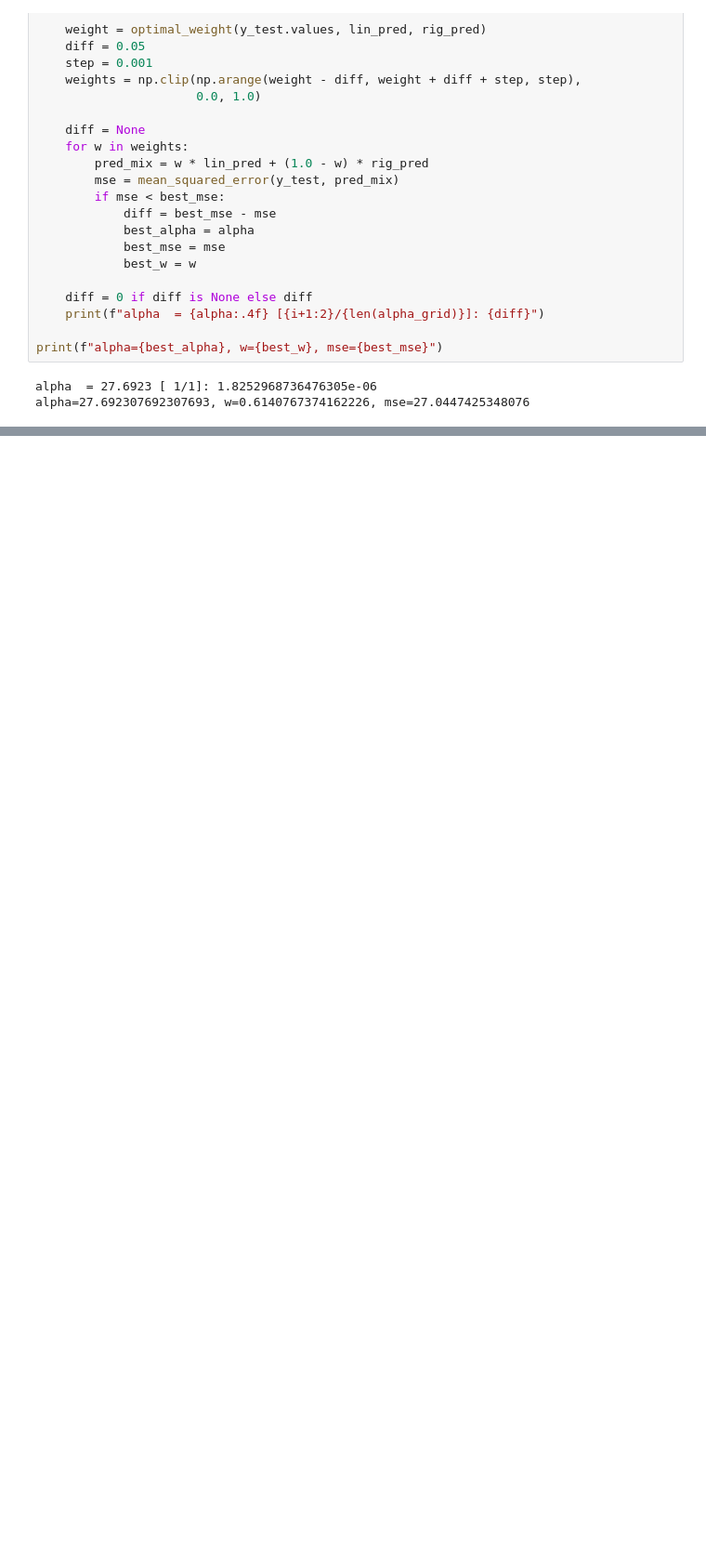
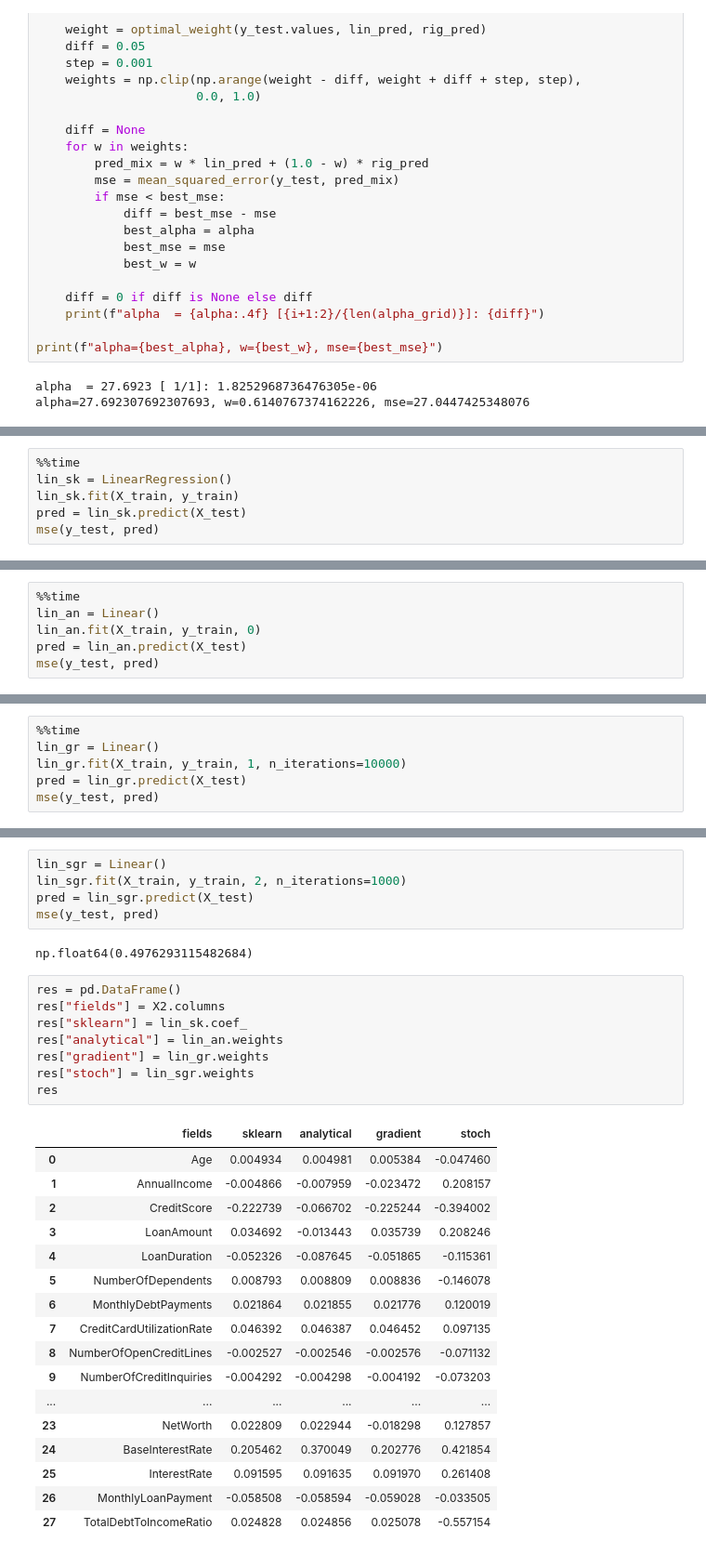
Before and after one commit to zggff/mai_ml, a Jupyter notebook: lab1.ipynb, the cells around one changed output, grey strips where cells are left out. Shown: that part at 93% size. Cells and saved outputs as stored; diff of their text form; blank space fills up the shorter version.

Commit message:
add custom linear regression

```diff
--- a/lab1.ipynb
+++ b/lab1.ipynb
@@ -344,0 +419,6 @@ sub.sort_values(by="RiskScore")
+# %%
+%%time
+lin_sk = LinearRegression()
+lin_sk.fit(X_train, y_train)
+pred = lin_sk.predict(X_test)
+mse(y_test, pred)
@@ -344,0 +429,6 @@ sub.sort_values(by="RiskScore")
+# %%
+%%time
+lin_an = Linear()
+lin_an.fit(X_train, y_train, 0)
+pred = lin_an.predict(X_test)
+mse(y_test, pred)
@@ -344,0 +439,6 @@ sub.sort_values(by="RiskScore")
+# %%
+%%time
+lin_gr = Linear()
+lin_gr.fit(X_train, y_train, 1, n_iterations=10000)
+pred = lin_gr.predict(X_test)
+mse(y_test, pred)
@@ -344,0 +449,33 @@ sub.sort_values(by="RiskScore")
+# %%
+lin_sgr = Linear()
+lin_sgr.fit(X_train, y_train, 2, n_iterations=1000)
+pred = lin_sgr.predict(X_test)
+mse(y_test, pred)
+# %% [output]
+np.float64(0.4976293115482684)
+# %%
+res = pd.DataFrame()
+res["fields"] = X2.columns
+res["sklearn"] = lin_sk.coef_
+res["analytical"] = lin_an.weights
+res["gradient"] = lin_gr.weights
+res["stoch"] = lin_sgr.weights
+res
+# %% [output]
+|  | fields | sklearn | analytical | gradient | stoch |
+| 0 | Age | 0.004934 | 0.004981 | 0.005384 | -0.047460 |
+| 1 | AnnualIncome | -0.004866 | -0.007959 | -0.023472 | 0.208157 |
+| 2 | CreditScore | -0.222739 | -0.066702 | -0.225244 | -0.394002 |
+| 3 | LoanAmount | 0.034692 | -0.013443 | 0.035739 | 0.208246 |
+| 4 | LoanDuration | -0.052326 | -0.087645 | -0.051865 | -0.115361 |
+| 5 | NumberOfDependents | 0.008793 | 0.008809 | 0.008836 | -0.146078 |
+| 6 | MonthlyDebtPayments | 0.021864 | 0.021855 | 0.021776 | 0.120019 |
+| 7 | CreditCardUtilizationRate | 0.046392 | 0.046387 | 0.046452 | 0.097135 |
+| 8 | NumberOfOpenCreditLines | -0.002527 | -0.002546 | -0.002576 | -0.071132 |
+| 9 | NumberOfCreditInquiries | -0.004292 | -0.004298 | -0.004192 | -0.073203 |
+| ... | ... | ... | ... | ... | ... |
+| 23 | NetWorth | 0.022809 | 0.022944 | -0.018298 | 0.127857 |
+| 24 | BaseInterestRate | 0.205462 | 0.370049 | 0.202776 | 0.421854 |
+| 25 | InterestRate | 0.091595 | 0.091635 | 0.091970 | 0.261408 |
+| 26 | MonthlyLoanPayment | -0.058508 | -0.058594 | -0.059028 | -0.033505 |
+| 27 | TotalDebtToIncomeRatio | 0.024828 | 0.024856 | 0.025078 | -0.557154 |
```
Also changed, not shown: parts of 15 cells of this notebook, 1 other file.
